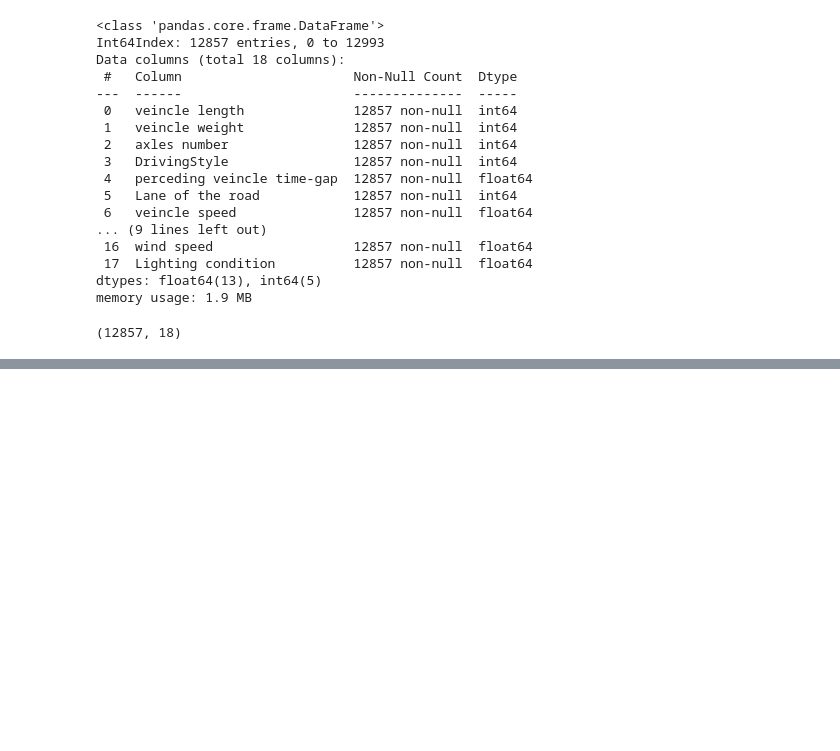
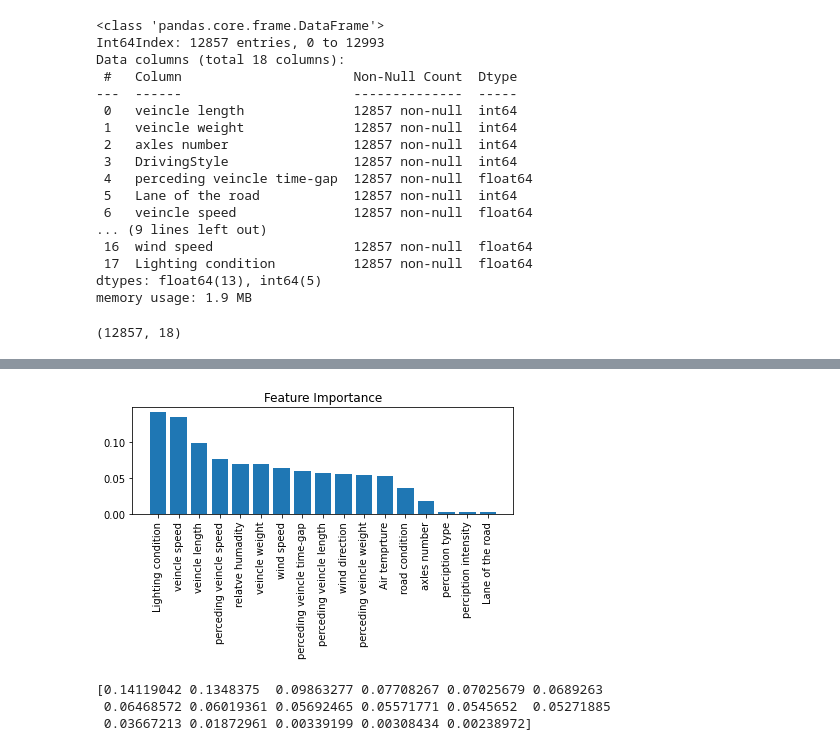
Before and after one commit to Pavel418/life-insurance-hackathon, a Jupyter notebook: model.ipynb, the cells around one changed output, grey strips where cells are left out. Drawn from its saved outputs; the diff is of its cells as text; code cells hidden in the pictures; blank space fills up the shorter version.

```diff
--- a/model.ipynb
+++ b/model.ipynb
@@ -528,0 +584,19 @@ merged_data2.shape
+# %%
+import numpy as np
+importances = clf2.feature_importances_
+sorted_indices = np.argsort(importances)[::-1]
+feat_labels = X.columns[1:]
+
+plt.title('Feature Importance')
+plt.bar(range(x_train.shape[1]), importances[sorted_indices], align='center')
+plt.xticks(range(x_train.shape[1]), x_train.columns[sorted_indices], rotation=90)
+plt.tight_layout()
+plt.show()
+# %% [output]
+[figure, added]
+# %%
+print(importances[sorted_indices])
+# %% [output]
+[0.14119042 0.1348375  0.09863277 0.07708267 0.07025679 0.0689263
+ 0.06468572 0.06019361 0.05692465 0.05571771 0.0545652  0.05271885
+ 0.03667213 0.01872961 0.00339199 0.00308434 0.00238972]
```
Also changed, not shown: parts of 8 cells of this notebook.
